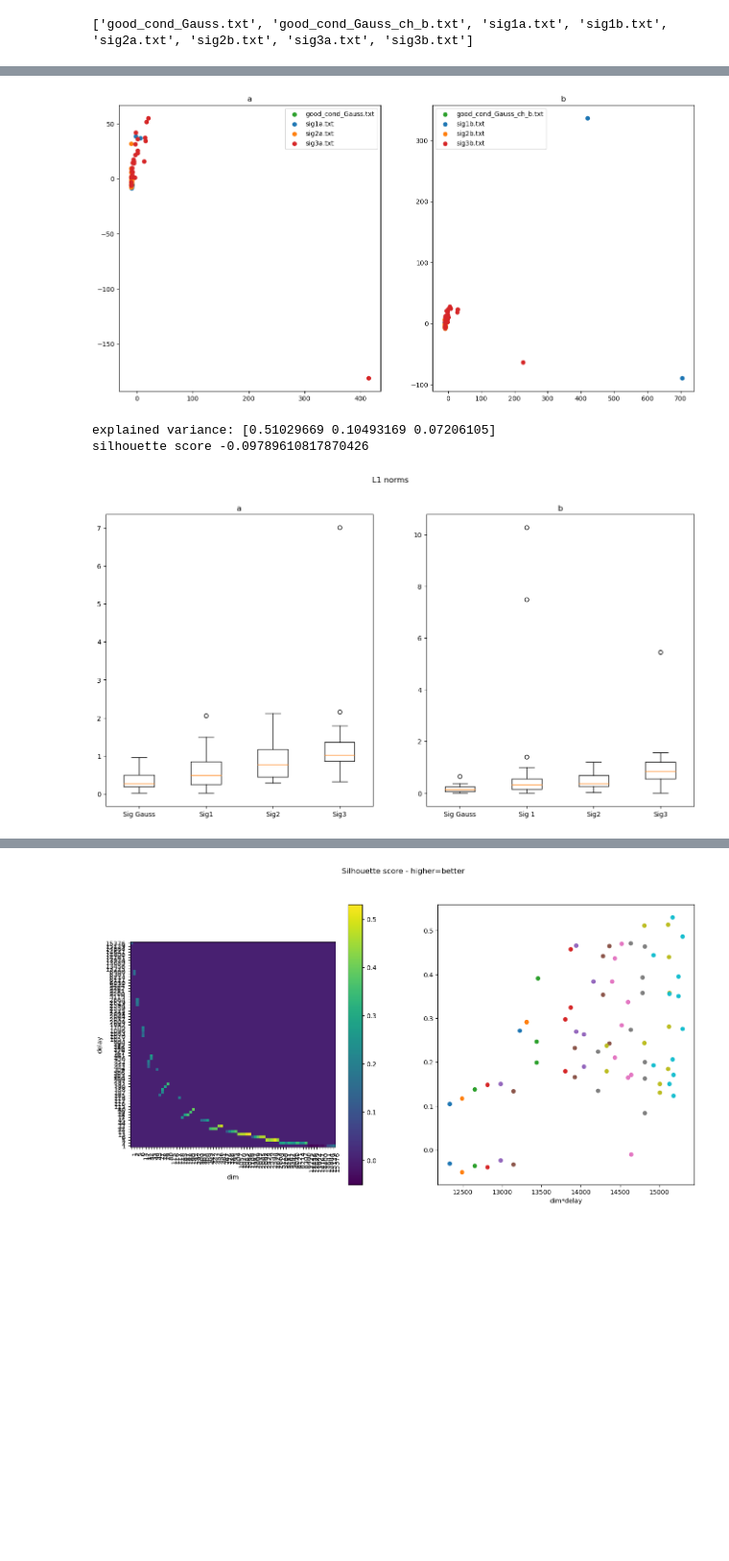
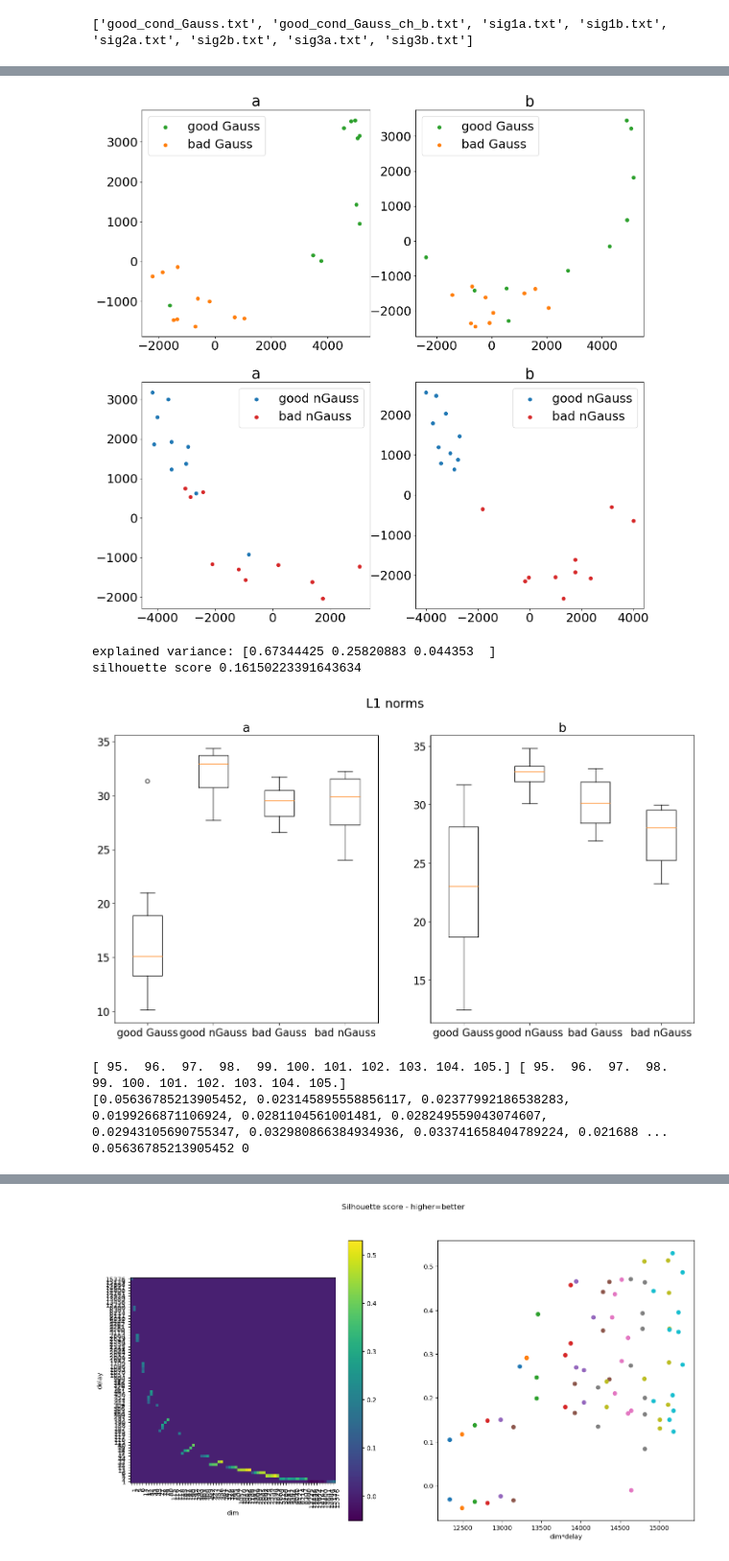
Before and after one commit to nihell/SignalProcessing, a Jupyter notebook: crusher_data.ipynb, the cells around one changed output, grey strips where cells are left out. Shown at 96% size. Cells and saved outputs as stored; diff of their text form; code cells hidden in the pictures; blank space fills up the shorter version.

```diff
--- a/crusher_data.ipynb
+++ b/crusher_data.ipynb
@@ -49,0 +58,4 @@ plt.show()
+# %%
+from gtda.time_series import takens_embedding_optimal_parameters
+tau, dim = takens_embedding_optimal_parameters(signal_list[4],100,100, n_jobs = -1)
+print(tau,dim)
@@ -130,7 +144,10 @@ for j in tqdm(range(0,len(signal_list))):
 # %%
-f,ax = plt.subplots()
-for j in [0,1,2,3,4,5,6,7]:
+f,ax = plt.subplots(1,2,figsize=(16,8))
+for j in [0,1,4,5]:
     for k in range(0,len(samples)):
-        ax.plot(grid, betti_curves[j][k], color=colors[j//2])
+        ax[0].plot(grid, betti_curves[j][k], color=colors[j//2])
+for j in [2,3,6,7]:
+    for k in range(0,len(samples)):
+        ax[1].plot(grid, betti_curves[j][k], color=colors[j//2])
 plt.show()
 # %% [output]
@@ -138,45 +155,74 @@ plt.show()
 # %%
+plt.rc('font', **{'size'   : 22})
 pca = PCA(n_components=3)
 pca.fit_transform([betti_curves[j,k] for j in range(0,len(signal_list)) for k in range(0,n_samples)])
 labels = np.repeat([1,2,3,4], 2*n_samples)
-fig,ax = plt.subplots(1,2,figsize=(16,8))
+names = ["good Gauss", "good nGauss", "bad Gauss", "bad nGauss"]
+fig,ax = plt.subplots(2,2,figsize=(16,16))
 #ax.scatter(emb[:,0],emb[:,1])#,  marker = "o", c=t, label="malfunctioning machine {}".format(i))
 colors = ["tab:green", "tab:blue", "tab:orange", "tab:red"]
 ##############Horizontal:0,2 ----------Vertical:1,3
-for i in [0,1,2,3]:
+for i in [0,2]:
+
     emb_a = pca.transform(betti_curves[2*i,:])
-    ax[0].scatter(emb_a[:,0],emb_a[:,1], marker = "o", c=colors[i], label=filenames[2*i])
-    ax[0].set_title("a")
-    ax[0].legend()
+    ax[0,0].scatter(emb_a[:,0],emb_a[:,1], marker = "o", c=colors[i], label=names[i])
+    ax[0,0].set_title("a")
+    ax[0,0].legend()
 
     emb_b = pca.transform(betti_curves[2*i+1,:])
-    ax[1].scatter(emb_b[:,0],emb_b[:,1], marker = "o", c=colors[i], label=filenames[2*i+1])
-    ax[1].set_title("b")
-    ax[1].legend()
+    ax[0,1].scatter(emb_b[:,0],emb_b[:,1], marker = "o", c=colors[i], label=names[i])
+    ax[0,1].set_title("b")
+    ax[0,1].legend()
+
+for i in [1,3]:
+
+    emb_a = pca.transform(betti_curves[2*i,:])
+    ax[1,0].scatter(emb_a[:,0],emb_a[:,1], marker = "o", c=colors[i], label=names[i])
+    ax[1,0].set_title("a")
+    ax[1,0].legend()
+
+    emb_b = pca.transform(betti_curves[2*i+1,:])
+    ax[1,1].scatter(emb_b[:,0],emb_b[:,1], marker = "o", c=colors[i], label=names[i])
+    ax[1,1].set_title("b")
+    ax[1,1].legend()
 
 
+#for i in range(len(emb_a)):
+#    ax[0].text(emb_a[i,0], emb_a[i,1], i)
+
+#ax.flat[0].set_xlim(-550,50)
+#ax.flat[0].set_ylim(-30,50)
+
+#ax.flat[1].set_xlim(-20,20)
+#ax.flat[1].set_ylim(-30,50)
+
+plt.savefig("crusher_results/CrusherPCA.pdf")
 plt.show()
 print("explained variance:", pca.explained_variance_ratio_)
 print("silhouette score",silhouette_score(betti_curves.reshape(8*n_samples, len(grid)), labels))
 # %% [output]
-[figure, old version]
+[figure, new version]
-explained variance: [0.51029669 0.10493169 0.07206105]
-silhouette score -0.09789610817870426
+explained variance: [0.67344425 0.25820883 0.044353  ]
+silhouette score 0.16150223391643634
 # %%
+#font = {'size'   : 22}
+
+plt.rc('font', **{'size'   : 16})
 fig,ax = plt.subplots(1,2,figsize=(16,8))
 
 ax[0].boxplot([norms[0,:],norms[2,:],norms[4,:],norms[6,:]])
 ax[0].set_title("a")
-ax[0].set_xticklabels(["Sig Gauss", "Sig1", "Sig2", "Sig3"])
+ax[0].set_xticklabels(names)
 
 ax[1].boxplot([norms[1,:],norms[3,:],norms[5,:],norms[7,:]])
 ax[1].set_title("b")
-ax[1].set_xticklabels(["Sig Gauss", "Sig 1", "Sig2", "Sig3"])
+ax[1].set_xticklabels(names)
 
 fig.suptitle("L1 norms")
+plt.savefig("crusher_results/CrusherBoxplot.pdf")
 plt.show()
 # %% [output]
-[figure, old version]
+[figure, new version]
 # %%
 #grid search
 
@@ -224,5 +274,13 @@ dims = np.linspace(1096,2629,22)
 #scores = Parallel(n_jobs=-1)(delayed(search_hyperbola)(p) for p in product)
 scores = Parallel(n_jobs=-1)(delayed(compute_curve_scores)(int(i),int(j)) for i in dims for j in dels)
+# %%
+print(dims, dels)
+print(scores)
+print(np.max(scores), np.argmax(scores))
+# %% [output]
+[ 95.  96.  97.  98.  99. 100. 101. 102. 103. 104. 105.] [ 95.  96.  97.  98.  99. 100. 101. 102. 103. 104. 105.]
+[0.05636785213905452, 0.023145895558856117, 0.02377992186538283, 0.0199266871106924, 0.0281104561001481, 0.028249559043074607, 0.02943105690755347, 0.032980866384934936, 0.033741658404789224, 0.021688 ...
+0.05636785213905452 0
 # %%
 np.array(scores).reshape((len(dims),len(dels)))
 f,ax=plt.subplots()
```
Also changed, not shown: parts of 15 cells of this notebook, 2 other files.
